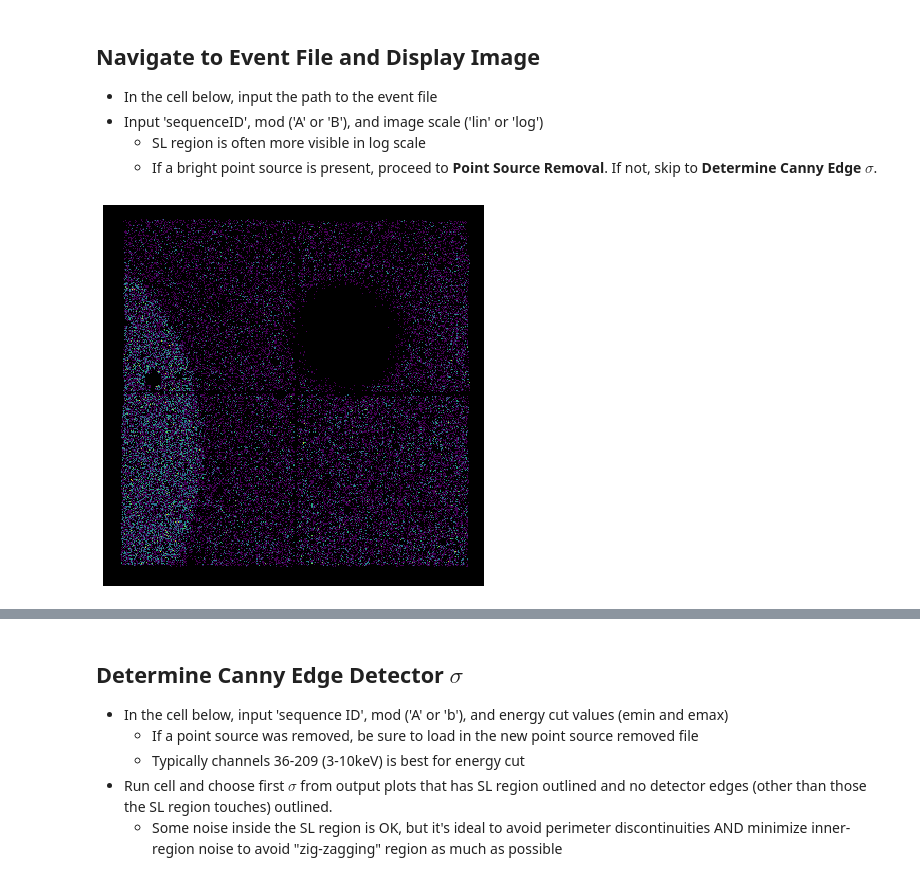
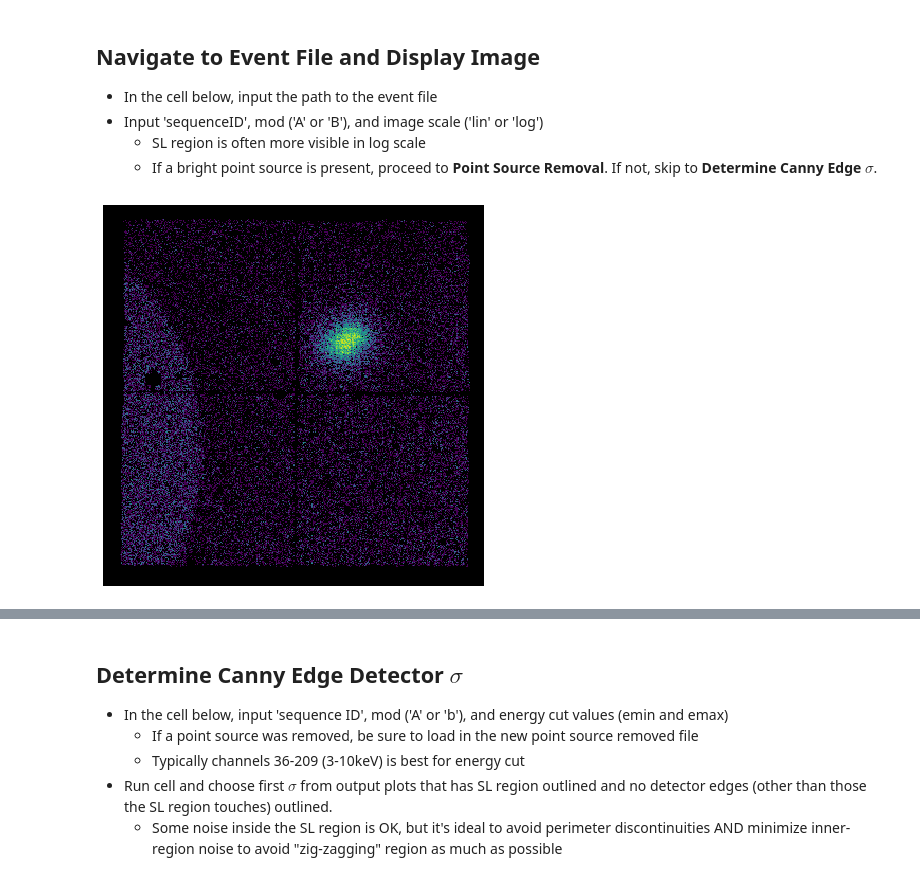
Before and after one commit to ellen-thompson/region-generation, a Jupyter notebook: RegFileWrapperExample.ipynb, the cells around one changed output, grey strips where cells are left out. Saved outputs shown, nothing was run; the diff lists cells and outputs as text; code cells hidden in the pictures.

```diff
--- a/RegFileWrapperExample.ipynb
+++ b/RegFileWrapperExample.ipynb
@@ -10,11 +10,11 @@ import regfile
 # %%
 #define input path
 input_path = '/Users/ellenthompson/Desktop/SL_Analysis/80002012004/event_cl'
 
 #navigate to event file location
 os.chdir(input_path)
 
 #call lin or log image function
-regfile.image('80002012004cut','A','log')
+regfile.image('80002012004','A','log')
 # %% [output]
-[figure, old version]
+[figure, new version]
```
Also changed, not shown: parts of 9 cells of this notebook.
